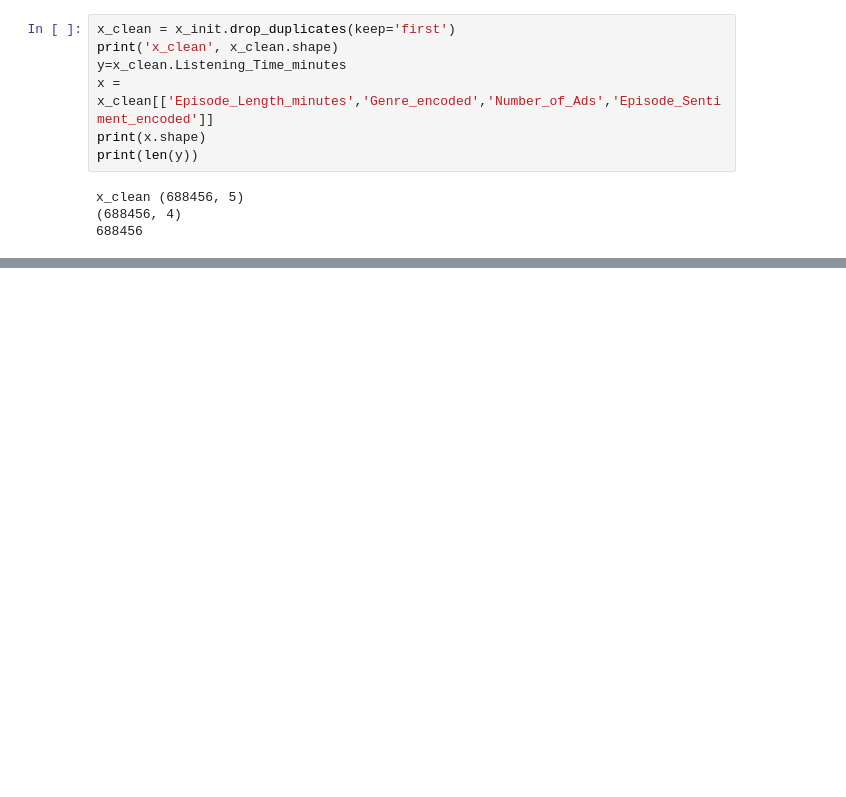
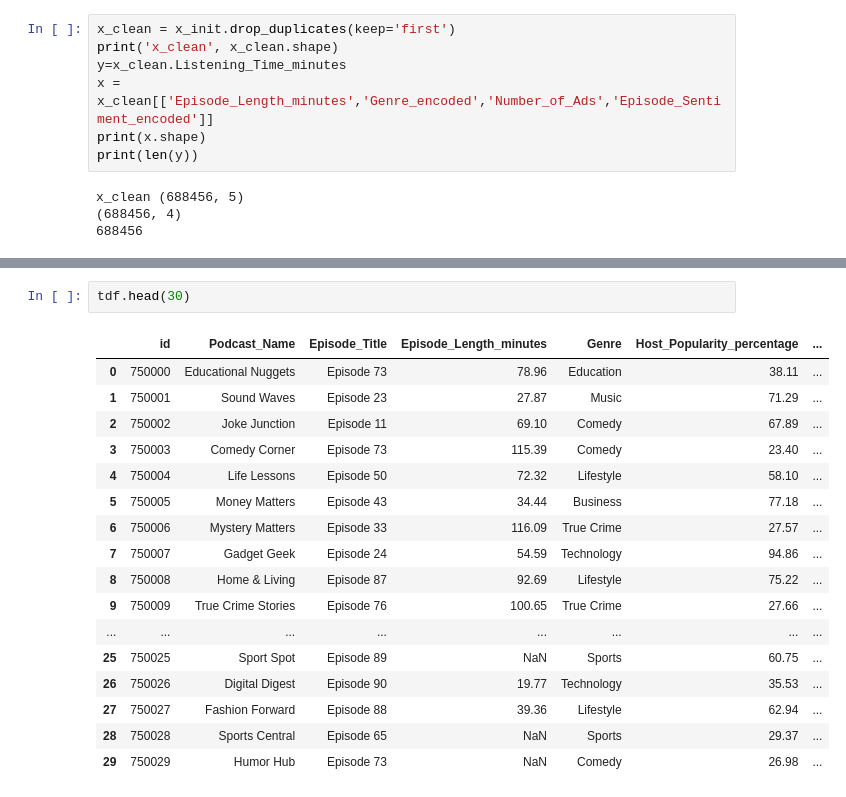
Before and after one commit to aiarnob23/ML_DL_practise, a Jupyter notebook: Podcast Listening Time/podcast_listening_time.ipynb, the cells around one changed output, grey strips where cells are left out. Saved outputs shown, nothing was run; the diff lists cells and outputs as text; blank space fills up the shorter version.

```diff
--- a/Podcast Listening Time/podcast_listening_time.ipynb
+++ b/Podcast Listening Time/podcast_listening_time.ipynb
@@ -431,0 +536,20 @@ print(best_estimators)
+# %%
+tdf.head(30)
+# %% [output]
+|  | id | Podcast_Name | Episode_Title | Episode_Length_minutes | Genre | Host_Popularity_percentage | ... |
+| 0 | 750000 | Educational Nuggets | Episode 73 | 78.96 | Education | 38.11 | ... |
+| 1 | 750001 | Sound Waves | Episode 23 | 27.87 | Music | 71.29 | ... |
+| 2 | 750002 | Joke Junction | Episode 11 | 69.10 | Comedy | 67.89 | ... |
+| 3 | 750003 | Comedy Corner | Episode 73 | 115.39 | Comedy | 23.40 | ... |
+| 4 | 750004 | Life Lessons | Episode 50 | 72.32 | Lifestyle | 58.10 | ... |
+| 5 | 750005 | Money Matters | Episode 43 | 34.44 | Business | 77.18 | ... |
+| 6 | 750006 | Mystery Matters | Episode 33 | 116.09 | True Crime | 27.57 | ... |
+| 7 | 750007 | Gadget Geek | Episode 24 | 54.59 | Technology | 94.86 | ... |
+| 8 | 750008 | Home & Living | Episode 87 | 92.69 | Lifestyle | 75.22 | ... |
+| 9 | 750009 | True Crime Stories | Episode 76 | 100.65 | True Crime | 27.66 | ... |
+| ... | ... | ... | ... | ... | ... | ... | ... |
+| 25 | 750025 | Sport Spot | Episode 89 | NaN | Sports | 60.75 | ... |
+| 26 | 750026 | Digital Digest | Episode 90 | 19.77 | Technology | 35.53 | ... |
+| 27 | 750027 | Fashion Forward | Episode 88 | 39.36 | Lifestyle | 62.94 | ... |
+| 28 | 750028 | Sports Central | Episode 65 | NaN | Sports | 29.37 | ... |
+| 29 | 750029 | Humor Hub | Episode 73 | NaN | Comedy | 26.98 | ... |
```
Also changed, not shown: parts of 14 cells of this notebook.
